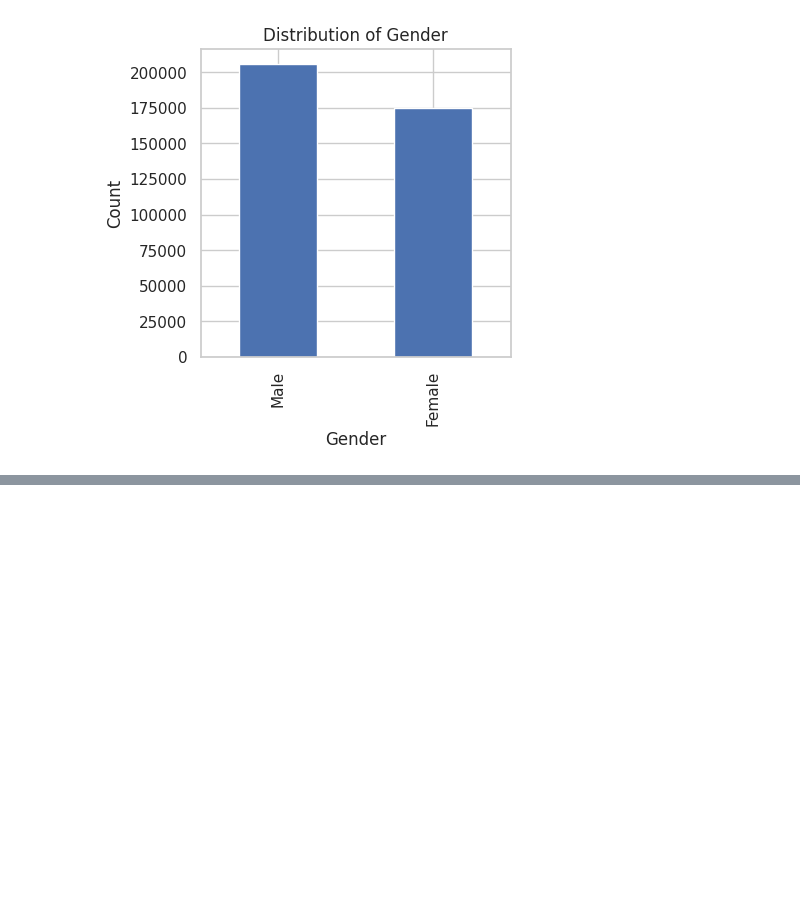
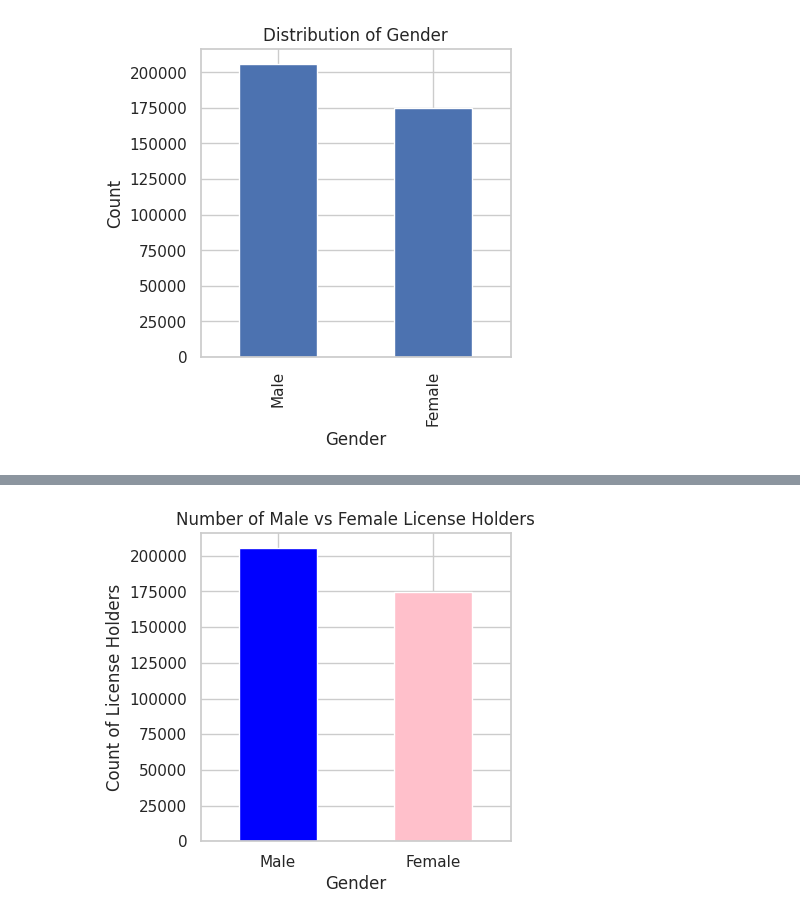
Before and after one commit to DhyanendraSinghSikarwar/mlops-project, a Jupyter notebook: notebook/exp-notebook.ipynb.ipynb, the cells around one changed output, grey strips where cells are left out. Cells and saved outputs as stored; diff of their text form; code cells hidden in the pictures; blank space fills up the shorter version.

```diff
--- a/notebook/exp-notebook.ipynb.ipynb
+++ b/notebook/exp-notebook.ipynb.ipynb
@@ -155,0 +165,17 @@ g = sns.catplot(x="Gender", y="count",col="Response", data=data, kind="bar", hei
+# %%
+# Filter for only license holders (Driving_License == 1)
+license_holders = df[df['Driving_License'] == 1]
+
+# Group by Gender and count the number of license holders per gender
+gender_counts = license_holders['Gender'].value_counts()
+
+# Plotting
+plt.figure(figsize=(4, 4))
+gender_counts.plot(kind='bar', color=['blue', 'pink'])
+plt.title('Number of Male vs Female License Holders')
+plt.xlabel('Gender')
+plt.ylabel('Count of License Holders')
+plt.xticks(rotation=0)
+plt.show()
+# %% [output]
+[figure, added]
```
Also changed, not shown: parts of 31 cells of this notebook, 5 other files.
